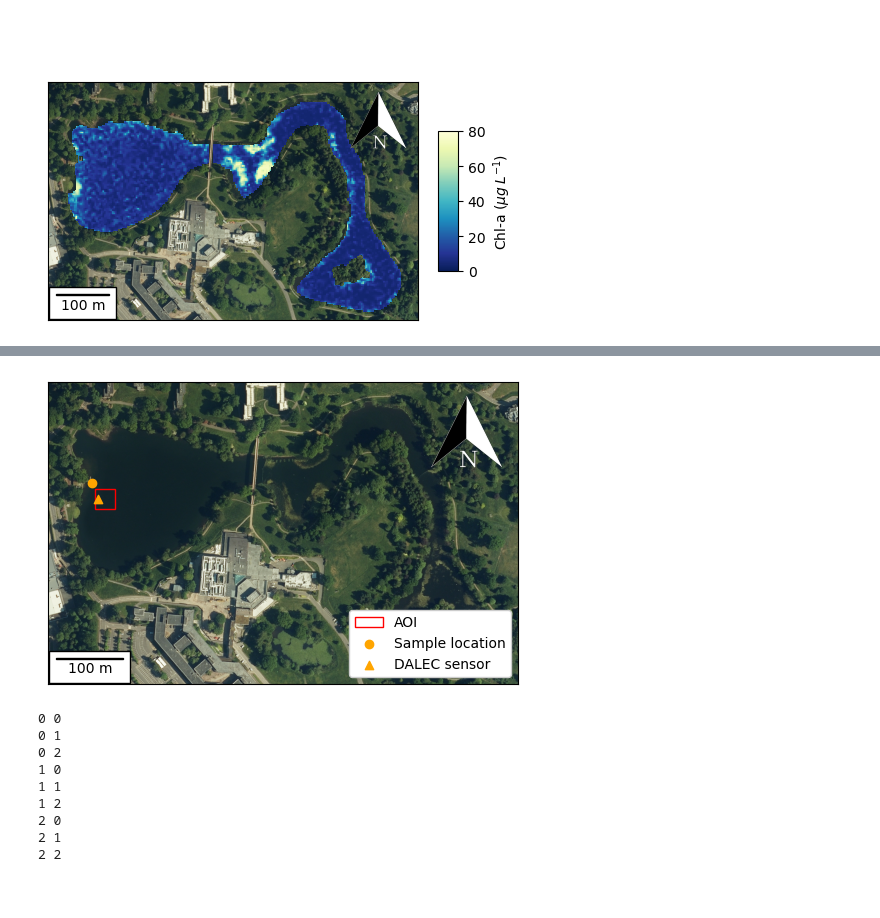
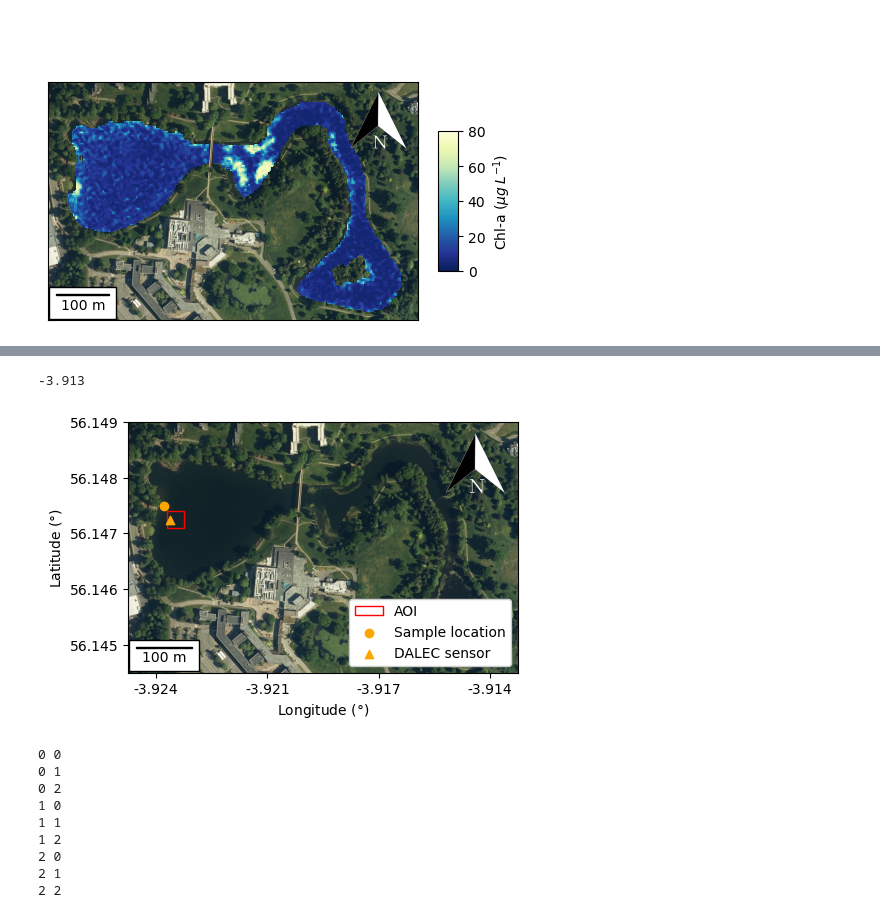
Before and after one commit to scmc72/DALEC_processing, a Jupyter notebook: S2_SD_maps_nice.ipynb, the cells around one changed output, grey strips where cells are left out. Saved outputs shown, nothing was run; the diff lists cells and outputs as text; code cells hidden in the pictures.

```diff
--- a/S2_SD_maps_nice.ipynb
+++ b/S2_SD_maps_nice.ipynb
@@ -354,9 +355,11 @@ def OC3_linear_S2(df, sensor='S2A', filetype='acolite',
         if sensor == 'S2A':
             Rrs_444 = 'Rrs_443'
             Rrs_566 = 'Rrs_560'
-        if sensor == 'S2B':
+        elif sensor == 'S2B':
             Rrs_444 = 'Rrs_442'
             Rrs_566 = 'Rrs_559'
+        else:
+            print('unknown sensor!!!! : ' + sensor)
     elif filetype == 'c2rcc':
         Rrs_444 = 'rrs_B1'
         Rrs_566 = 'rrs_B3'
@@ -2343,9 +2923,15 @@ plt.show()
+# %%
+round(56.9128398129381, 3)
+round(-3.9128398129381, 3)
+# %% [output]
+-3.913
 # %%
 northArrow3 = open_image_local('map_stuff/north_arrow2_invert.png')
 
 fig, ax = plt.subplots(1, 1, figsize=(5, 3.5))
 with rasterio.open('map_stuff/aerial_merged_32630.tif') as src:
-            show(src.read(), transform=src.transform,adjust=True, ax=ax)
+            show(src.read(), transform=src.transform,adjust=True,
+                 ax=ax)
 
 ax.set_xlim(442550, 443250)
 ax.set_ylim(6222550, 6223000)
@@ -2392,45 +2978,71 @@ ax.add_patch(rect)
 
 ax.scatter([442634.8257971745-20], [6222824.910507713+25],
            marker='o', color='orange', label='Sample location')
 
 ax.scatter([442634.8257971745-10], [6222824.910507713],
            marker='^', color='orange', label='DALEC sensor')
 
 
 
 # rect = patches.Rectangle((442634.8257971745,
 #                           6222824.910507713), 15, 15,
 #                                  linewidth=0.5, edgecolor='orange', facecolor='none')
 
 # # Add the patch to the Axes
 # ax.add_patch(rect)
 
 
 ax.imshow(northArrow3,
           cmap='Greys_r',
 #                 cmap=matplotlib.colors.ListedColormap(['white', 'white']),
           extent=[443100, 443250, 6222850, 6223000] # (left, right, bottom, top)
             )
 
-ax.tick_params(axis='x',          # changes apply to the x-axis
-               which='both',      # both major and minor ticks are affected
-               bottom=False,      # ticks along the bottom edge are off
-               top=False,         # ticks along the top edge are off
-               labelbottom=False) # labels along the bottom edge are off
+# ax.tick_params(axis='x',          # changes apply to the x-axis
+#                which='both',      # both major and minor ticks are affected
+#                bottom=False,      # ticks along the bottom edge are off
+#                top=False,         # ticks along the top edge are off
+#                labelbottom=False) # labels along the bottom edge are off
 
-ax.tick_params(axis='y',          # changes apply to the x-axis
-               which='both',      # both major and minor ticks are affected
-               left=False,      # ticks along the bottom edge are off
-               right=False,         # ticks along the top edge are off
-               labelleft=False) # labels along the bottom edge are off
+# ax.tick_params(axis='y',          # changes apply to the x-axis
+#                which='both',      # both major and minor ticks are affected
+#                left=False,      # ticks along the bottom edge are off
+#                right=False,         # ticks along the top edge are off
+#                labelleft=False) # labels along the bottom edge are off
 
 ax.legend(loc='lower right', framealpha=1)
 
+
+def reproject_coords(src_crs, dst_crs, coords):
+    xs = [c[0] for c in coords]
+    ys = [c[1] for c in coords]
+    xs, ys = fiona.transform.transform(src_crs, dst_crs, xs, ys)
+    return [[x,y] for x,y in zip(xs, ys)]
+
+src_crs = 'EPSG:32630'
+dst_crs = 'EPSG:4326'
+
+ax.locator_params(nbins=5)
+
+
+xs = ax.get_xticks()
+ys = ax.get_yticks()
+
+coords = [[x, y] for x, y in zip(xs, ys)]
+new_coords = reproject_coords(src_crs, dst_crs, coords)
+
+ax.set_xticklabels([str(round(coord[0], 3)) for coord in new_coords])
+ax.set_yticklabels([str(round(coord[1], 3)) for coord in new_coords])
+
+ax.set_xlabel('Longitude ($\degree$)')
+ax.set_ylabel('Latitude ($\degree$)')
+
+
 fig.tight_layout()
 
-plt.savefig('figures_for_paper/basemap.svg', dpi=1000)
+plt.savefig('figures_for_paper/basemap_lat_lon.svg', dpi=1000)
 # %% [output]
-[figure, old version]
+[figure, new version]
 # %%
 for i in range(3):
     for j in range(3):
```
Also changed, not shown: parts of 11 cells of this notebook, 6 other files.
